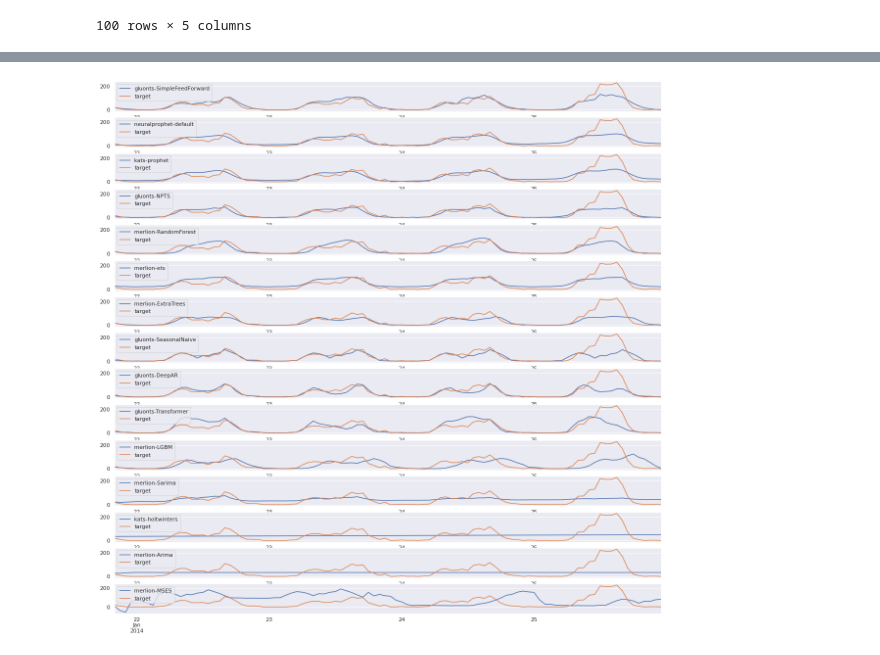
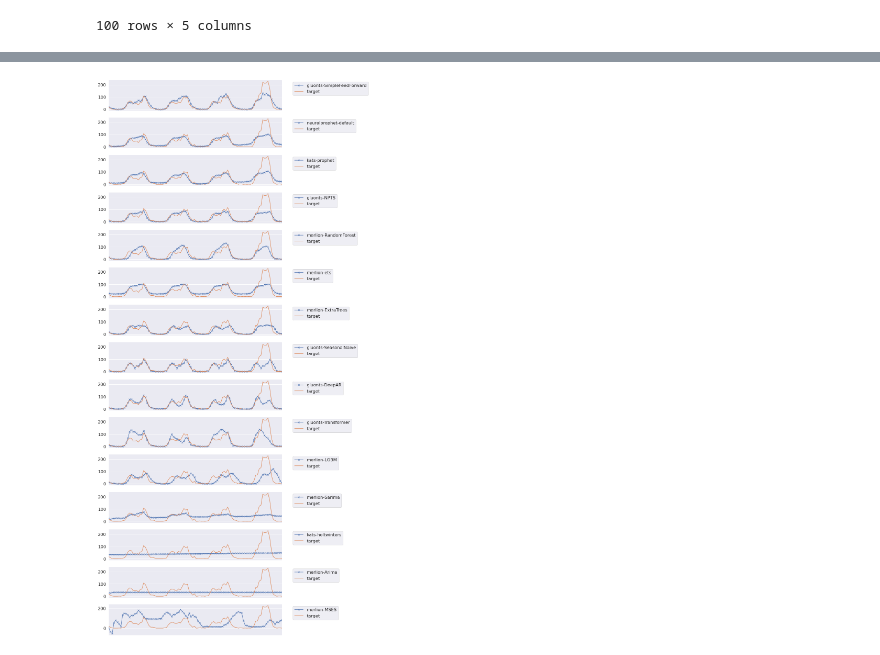
Before and after one commit to jimgoo/metaflow-tabular, a Jupyter notebook: metaflow_tabular/forecasting_flow.ipynb, the cells around one changed output, grey strips where cells are left out. Saved outputs shown, nothing was run; the diff lists cells and outputs as text; code cells hidden in the pictures.

```diff
--- a/metaflow_tabular/forecasting_flow.ipynb
+++ b/metaflow_tabular/forecasting_flow.ipynb
@@ -1,14 +1,24 @@
 # %%
 %matplotlib inline
 
+from collections import OrderedDict
 from metaflow import Metaflow, Flow, get_metadata, namespace
 import pandas as pd
 import seaborn as sns
 
-sns.set(font_scale=1., rc={'figure.figsize':(11.7,8.27)})
+sns.set(font_scale=1.5, rc={'figure.figsize':(11.7,8.27)})
 
 # Set namespace to None to search over all namespaces
 namespace(None)
+
+def run_to_dict(flow):
+    d = OrderedDict()
+    for attr in ('id', 'created_at', 'finished_at', 'successful', 'finished'):
+        d[attr] = getattr(flow, attr)
+    for tag in sorted(list(run.tags)):
+        key, val = tag.split(':')
+        d['tag_%s' % key] = val
+    return d
 # %%
 print("Current metadata provider: %s" % get_metadata())
 # %% [output]
@@ -145,0 +136,4 @@ run.data.test_df
+# %%
+target = pd.concat((run.data.train_df, run.data.test_df), axis=0).iloc[:, run.data.target_index]
+ax = target.plot();
+ax.axvline(run.data.test_df.index[0], color='r', label='end of training');
@@ -146,4 +142,2 @@ run.data.test_df
 # %%
 true = run.data.test_df.iloc[:, run.data.target_index]
-true.name = 'target'
-true.plot(style='-o', title='target');
@@ -156,2 +144,2 @@ forecasts.plot();
 # %%
-pred = forecasts.drop(['merlion-VAR'], 1)
+pred = forecasts.drop(['merlion-VAR'], axis=1)
@@ -168,9 +150,14 @@ import matplotlib.pyplot as plt
 import warnings
 warnings.simplefilter("ignore")
 # %%
-fig, axs = plt.subplots(pred.shape[1], 1, figsize=(20,20))
+fig, axs = plt.subplots(pred.shape[1], 1, figsize=(15,30))
 
 for i in range(pred.shape[1]):
-    pd.concat((pred.loc[:, run.data.rmse.index[i]], true), 1).plot(ax=axs[i])
+    model = run.data.rmse.index[i]
+    ax = pd.concat((pred.loc[:, model], true), 1).plot(ax=axs[i], legend=False, style=['-x', '-'])
+    ax.get_xaxis().set_visible(False)
+    ax.legend(bbox_to_anchor=(1.05, 1.0), loc='upper left')
+
+plt.tight_layout()
 # %% [output]
-[figure, old version]
+[figure, new version]
```
Also changed, not shown: parts of 13 cells of this notebook, 2 other files.
